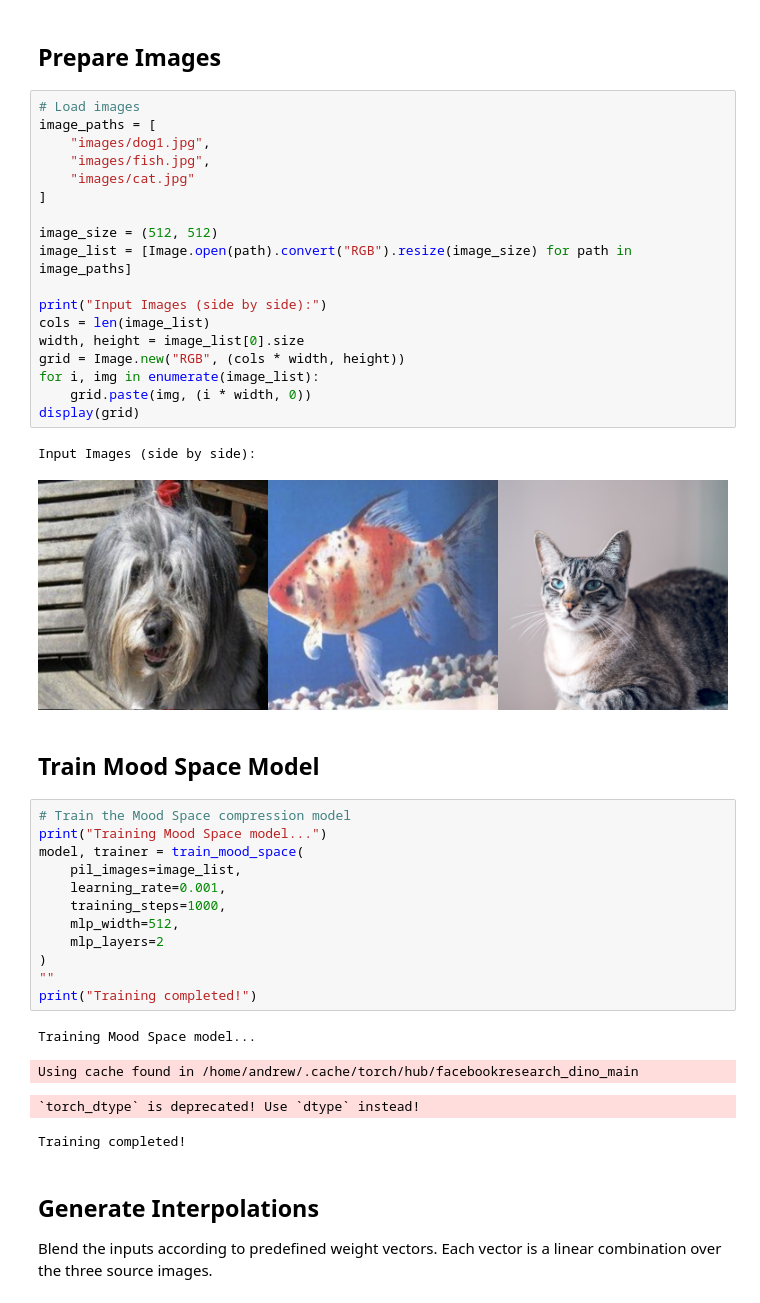
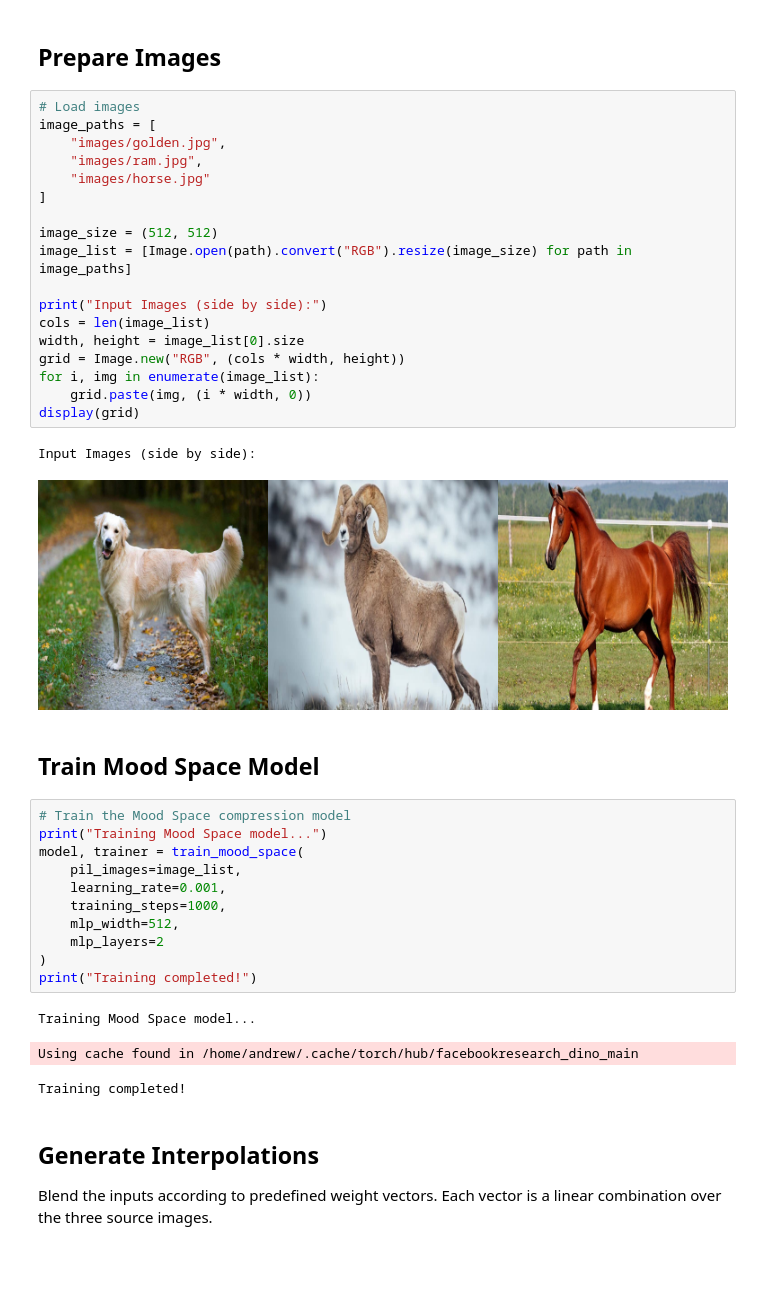
Before and after one commit to ashleymyan/mood, a Jupyter notebook: _demo_interpolate_n_image.ipynb, the cells around one changed output. Cells and saved outputs as stored; diff of their text form; blank space fills up the shorter version.

```diff
--- a/_demo_interpolate_n_image.ipynb
+++ b/_demo_interpolate_n_image.ipynb
@@ -21,24 +21,24 @@ from app import train_mood_space, perform_two_image_interpolation, perform_n_ima
 # %%
 # Load images
 image_paths = [
-    "images/dog1.jpg",
-    "images/fish.jpg",
-    "images/cat.jpg"
+    "images/golden.jpg",
+    "images/ram.jpg",
+    "images/horse.jpg"
 ]
 
 image_size = (512, 512)
 image_list = [Image.open(path).convert("RGB").resize(image_size) for path in image_paths]
 
 print("Input Images (side by side):")
 cols = len(image_list)
 width, height = image_list[0].size
 grid = Image.new("RGB", (cols * width, height))
 for i, img in enumerate(image_list):
     grid.paste(img, (i * width, 0))
 display(grid)
 # %% [output]
 Input Images (side by side):
-[figure, old version]
+[figure, new version]
 # %% [markdown]
 ## Train Mood Space Model
 # %%
@@ -51,13 +51,11 @@ model, trainer = train_mood_space(
     mlp_width=512,
     mlp_layers=2
 )
-""
 print("Training completed!")
 # %% [output]
 Training Mood Space model...
 Using cache found in /home/andrew/.cache/torch/hub/facebookresearch_dino_main
-`torch_dtype` is deprecated! Use `dtype` instead!
+Training completed!
-Training completed!
 # %% [markdown]
 ## Generate Interpolations
 
```
Also changed, not shown: parts of 1 cell of this notebook, 11 other files.
